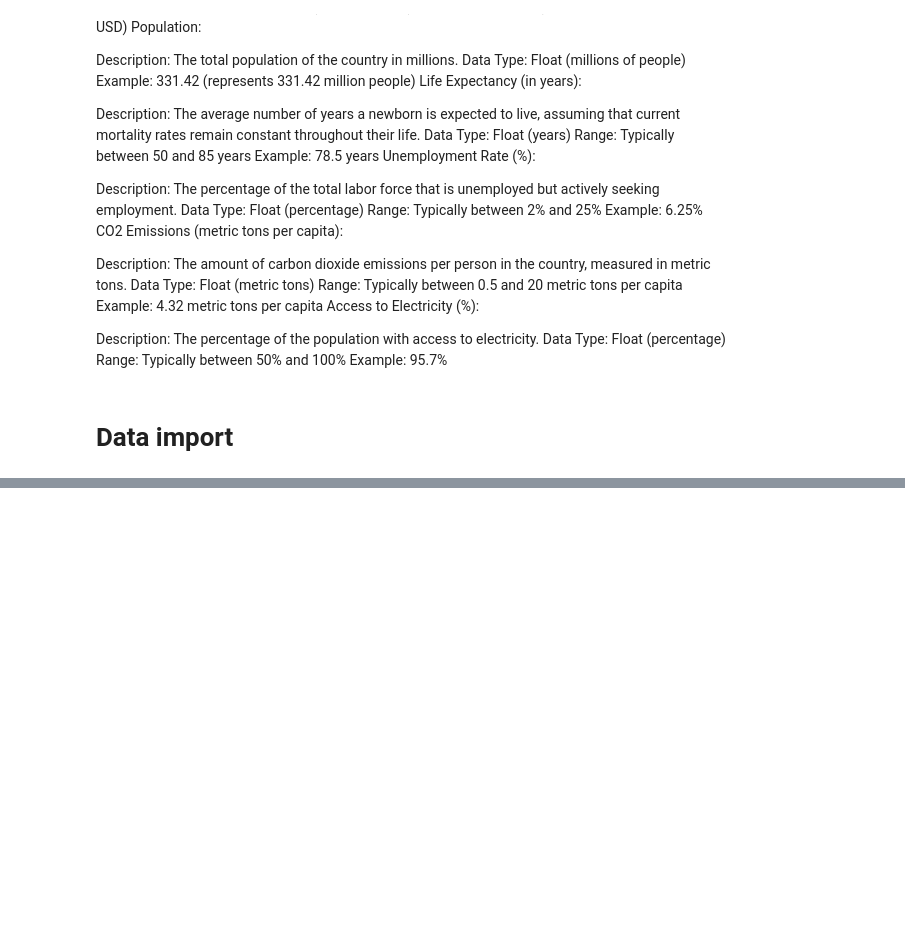
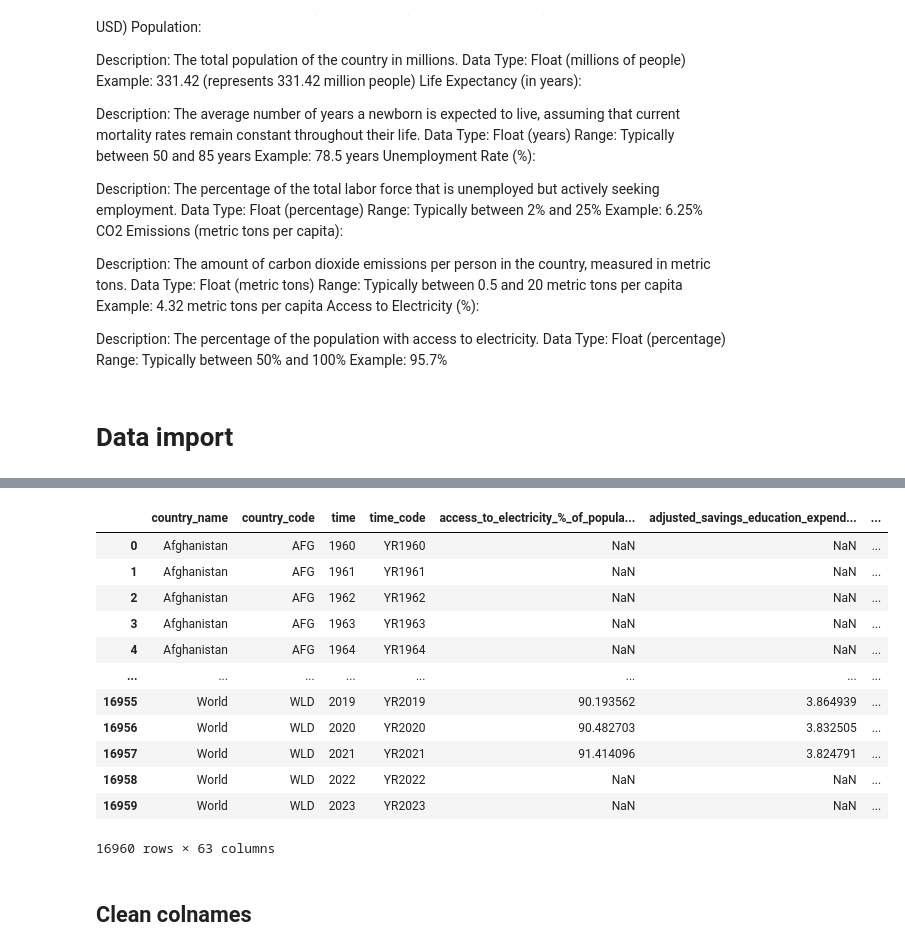
Before and after one commit to MamadouLamineDiamban/World_bank, a Jupyter notebook: src/eda_world_developpement.ipynb, the cells around one changed output, grey strips where cells are left out. Saved outputs shown, nothing was run; the diff lists cells and outputs as text; code cells hidden in the pictures; blank space fills up the shorter version.

```diff
--- a/src/eda_world_developpement.ipynb
+++ b/src/eda_world_developpement.ipynb
@@ -106,0 +116,19 @@ data_word_bank.describe()
+# %%
+
+data_word_dev.clean_names()
+# %% [output]
+|  | country_name | country_code | time | time_code | access_to_electricity_%_of_popula... | adjusted_savings_education_expend... | ... |
+| 0 | Afghanistan | AFG | 1960 | YR1960 | NaN | NaN | ... |
+| 1 | Afghanistan | AFG | 1961 | YR1961 | NaN | NaN | ... |
+| 2 | Afghanistan | AFG | 1962 | YR1962 | NaN | NaN | ... |
+| 3 | Afghanistan | AFG | 1963 | YR1963 | NaN | NaN | ... |
+| 4 | Afghanistan | AFG | 1964 | YR1964 | NaN | NaN | ... |
+| ... | ... | ... | ... | ... | ... | ... | ... |
+| 16955 | World | WLD | 2019 | YR2019 | 90.193562 | 3.864939 | ... |
+| 16956 | World | WLD | 2020 | YR2020 | 90.482703 | 3.832505 | ... |
+| 16957 | World | WLD | 2021 | YR2021 | 91.414096 | 3.824791 | ... |
+| 16958 | World | WLD | 2022 | YR2022 | NaN | NaN | ... |
+| 16959 | World | WLD | 2023 | YR2023 | NaN | NaN | ... |
+16960 rows × 63 columns
+# %% [markdown]
+## Clean colnames
```
Also changed, not shown: parts of 6 cells of this notebook.
